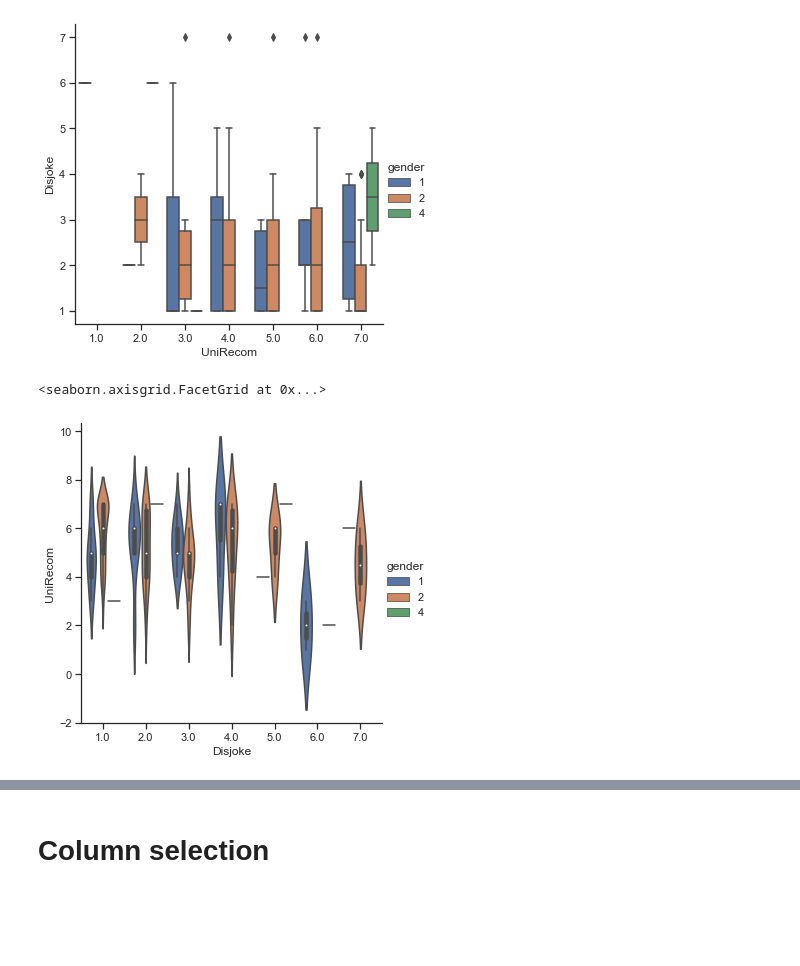
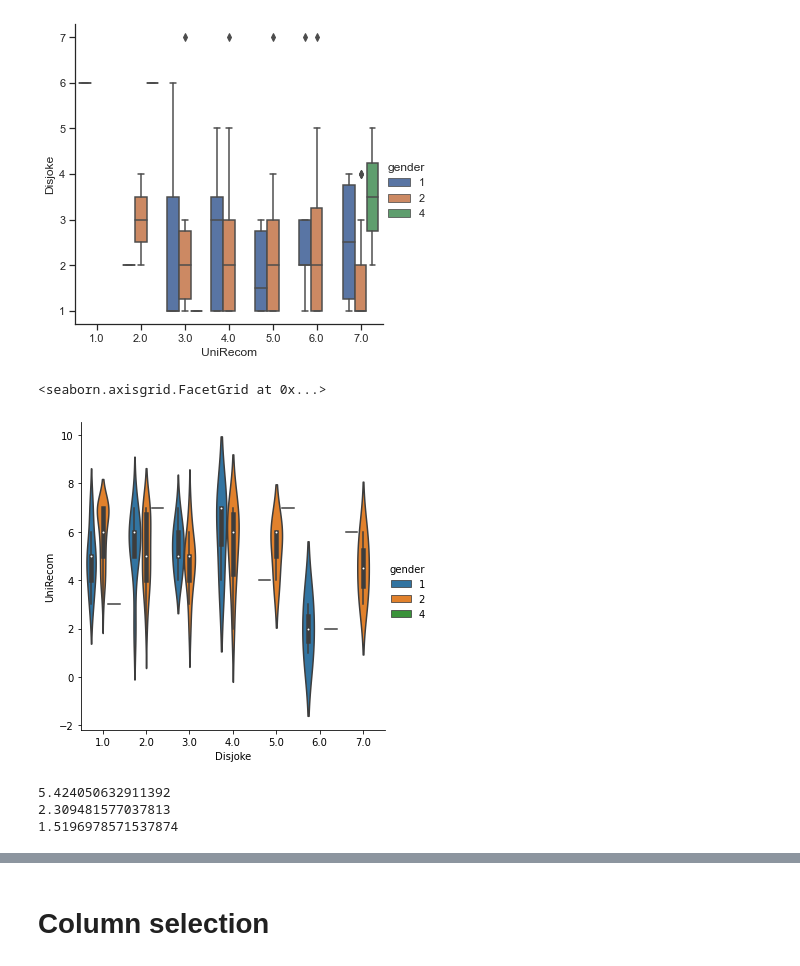
Before and after one commit to stflihanwei/ML, a Jupyter notebook: covid_data_analysis.ipynb, the cells around one changed output, grey strips where cells are left out. Cells and saved outputs as stored; diff of their text form; code cells hidden in the pictures; blank space fills up the shorter version.

```diff
--- a/covid_data_analysis.ipynb
+++ b/covid_data_analysis.ipynb
@@ -12,5 +12,5 @@ import statsmodels as sm
 from string import ascii_letters
 import scipy.stats
 # %%
-Covid = pd.read_excel('Data/SPSSCOVIDdataSep17.xlsx')
+covid = pd.read_excel('Data/SPSSCOVIDdataSep17.xlsx')
 # %%
@@ -213,7 +343,15 @@ sns.catplot(x="UniRecom", y="Disjoke", hue="gender", kind="box", data=covid)
 [figure]
 # %%
 sns.catplot(x="Disjoke", y= "UniRecom", hue="gender",
-            kind="violin", split=False, data=covid)
+            kind="violin", split=False, bw = 'silverman',data=covid)
 # %% [output]
 <seaborn.axisgrid.FacetGrid at 0x...>
-[figure, old version]
+[figure, new version]
+# %%
+print(covid["Trusthomeoff"].mean())
+print(covid["Trusthomeoff"].var())
+print(covid["Trusthomeoff"].std())
+# %% [output]
+5.424050632911392
+2.309481577037813
+1.5196978571537874
```
Also changed, not shown: parts of 111 cells of this notebook.
